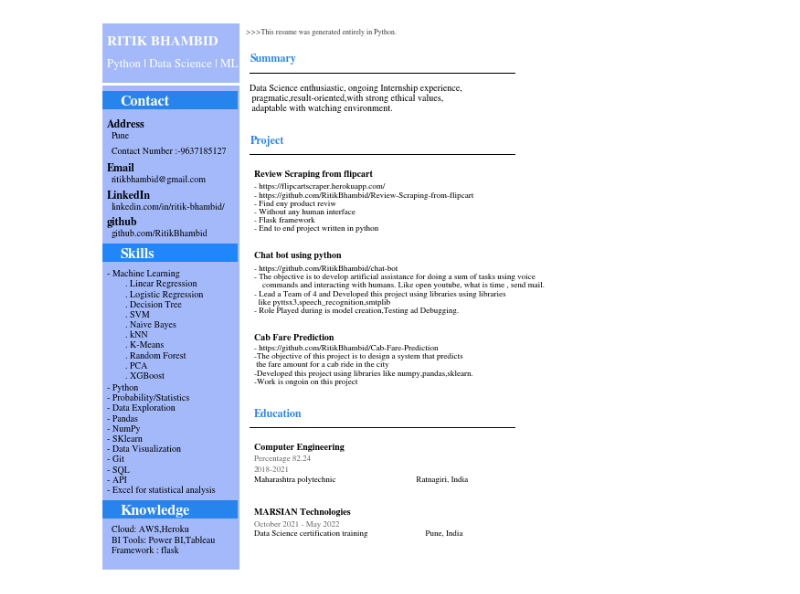
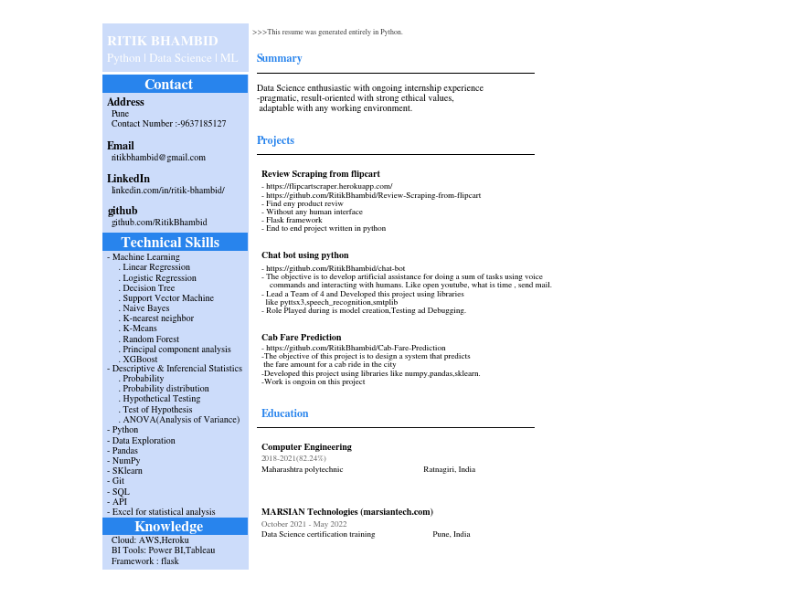
Before and after one commit to RitikBhambid/Resume, a Jupyter notebook: Final Resume.ipynb, the cells around one changed output. Saved outputs shown, nothing was run; the diff lists cells and outputs as text; code cells hidden in the pictures.

```diff
--- a/Final Resume.ipynb
+++ b/Final Resume.ipynb
@@ -17,38 +17,46 @@ knowledge_desc='Cloud: AWS,Heroku\nBI Tools: Power BI,Tableau\nFramework : flask
 
 SummaryHeader = 'Summary'
 summary_desk ="""
-Data Science enthusiastic, ongoing Internship experience,\n pragmatic,result-oriented,with strong ethical values,\n adaptable with watching environment."""
+Data Science enthusiastic with ongoing internship experience \n-pragmatic, result-oriented with strong ethical values,\n adaptable with any working environment."""
 
-ProjectHeader = 'Project'
+ProjectHeader = 'Projects'
 ProjectOneTitle = 'Review Scraping from flipcart'
 ProjectOneDesc ='- https://flipcartscraper.herokuapp.com/\n- https://github.com/RitikBhambid/Review-Scraping-from-flipcart\n- Find eny product reviw\n- Without any human interface\n- Flask framework\n- End to end project written in python'
 ProjectTwoTitle='Chat bot using python'
-ProjectTwoDesc ='- https://github.com/RitikBhambid/chat-bot\n- The objective is to develop artificial assistance for doing a sum of tasks using voice\n    commands and interacting with humans. Like open youtube, what is time , send mail.\n- Lead a Team of 4 and Developed this project using libraries using libraries\n  like pyttsx3,speech_recognition,smtplib\n- Role Played during is model creation,Testing ad Debugging.'
+ProjectTwoDesc ='- https://github.com/RitikBhambid/chat-bot\n- The objective is to develop artificial assistance for doing a sum of tasks using voice\n    commands and interacting with humans. Like open youtube, what is time , send mail.\n- Lead a Team of 4 and Developed this project using libraries\n  like pyttsx3,speech_recognition,smtplib\n- Role Played during is model creation,Testing ad Debugging.'
 ProjectThreeTitle = 'Cab Fare Prediction'
 ProjectThreeDesc = '- https://github.com/RitikBhambid/Cab-Fare-Prediction\n-The objective of this project is to design a system that predicts\n the fare amount for a cab ride in the city\n-Developed this project using libraries like numpy,pandas,sklearn.\n-Work is ongoin on this project'
 
 EduHeader = 'Education'
 EduOneTitle = 'Computer Engineering'
 EduOnePercentage = 'Percentage 82.24'
-EduOneTime = '2018-2021'
+EduOneTime = '2018-2021(82.24%)'
 EduOneDesc = 'Maharashtra polytechnic                                       Ratnagiri, India '
-EduTwoTitle = 'MARSIAN Technologies'
+EduTwoTitle = 'MARSIAN Technologies (marsiantech.com)'
 EduTwoTime = 'October 2021 - May 2022'
 EduTwoDesc = 'Data Science certification training                            Pune, India'
 
-SkillsHeader = 'Skills'
+SkillsHeader = 'Technical Skills'
 SkillsDesc ="""- Machine Learning
-        . Linear Regression
-        . Logistic Regression
-        . Decision Tree
-        . SVM
-        . Naive Bayes
-        . kNN
-        . K-Means
-        . Random Forest
-        . PCA
-        . XGBoost"""
-SkillsOneDesc = '- Python\n- Probability/Statistics\n- Data Exploration\n- Pandas\n- NumPy\n- SKlearn\n- Data Visualization\n- Git \n- SQL\n- API\n- Excel for statistical analysis '
+     . Linear Regression
+     . Logistic Regression
+     . Decision Tree
+     . Support Vector Machine
+     . Naive Bayes
+     . K-nearest neighbor
+     . K-Means
+     . Random Forest
+     . Principal component analysis
+     . XGBoost"""
+
+SkillsTwoDesc ="""- Descriptive & Inferencial Statistics
+     . Probability
+     . Probability distribution
+     . Hypothetical Testing
+     . Test of Hypothesis
+     . ANOVA(Analysis of Variance)"""
+
+SkillsOneDesc = '- Python\n- Data Exploration\n- Pandas\n- NumPy\n- SKlearn\n- Git \n- SQL\n- API\n- Excel for statistical analysis '
 ExtrasTitle = 'DataQuest\nData Scientist Path'
 ExtrasDesc = 'Learned popular data science\nlanguages, data cleaning and\nmanipulation, machine learning \nand statistical analysis'
 CodeTitle = 'View Portfolio'
@@ -60,64 +68,66 @@ import matplotlib.pyplot as plt
 # set font
 plt.rcParams['font.family'] = 'sans-serif'
 plt.rcParams['font.sans-serif'] = 'STIXGeneral'
-fig, ax = plt.subplots(figsize=(8.5, 11))
+fig, ax = plt.subplots(figsize=(8.9, 11))
 
 
 # Decorative Lines
 ax.axvline(x=.5, ymin=0, ymax=1, color='green',alpha=0.0,  linewidth=50)
-plt.axvline(x=.0, color='#4974f5',alpha=0.5,  linewidth=300)
-plt.axhline(y=.89, xmin=0, xmax=1, color='#ffffff', linewidth=3)
-plt.axhline(y=.86, xmin=0.0, xmax=0.29, color='#2884ed', linewidth=20)
-plt.axhline(y=.58, xmin=0.0, xmax=0.29, color='#2086fa', linewidth=20)
-plt.axhline(y=.11, xmin=0.0, xmax=0.29, color='#2884ed', linewidth=20)
+plt.axvline(x=.0, color='#9abaf5',alpha=0.5,  linewidth=320)
+plt.axhline(y=.91, xmin=0, xmax=1, color='#ffffff', linewidth=3)
+plt.axhline(y=.89, xmin=0.0, xmax=0.3, color='#2884ed', linewidth=20)
+plt.axhline(y=.60, xmin=0.0, xmax=0.3, color='#2884ed', linewidth=20)
+plt.axhline(y=.08, xmin=0.0, xmax=0.3, color='#2884ed', linewidth=19)
 plt.axhline(y=.91, xmin=0.34, xmax=.95, color='black', linewidth=1) #horizontal line
 plt.axhline(y=.76, xmin=0.34, xmax=.95, color='black', linewidth=1) #horizontal line
 plt.axhline(y=.26, xmin=0.34, xmax=.95, color='black', linewidth=1) #horizontal line
 
 
 # set background color
 ax.set_facecolor('white')
 
 
 # add text
 plt.annotate(Header, (.33,.98), weight='regular', fontsize=8, alpha=.75)
 plt.annotate(Name, (.01,.960), weight='bold', fontsize=15,color='white')
-plt.annotate(Title, (.01,.92), weight='regular', fontsize=13, color='white')
-plt.annotate(Contact_header, (.04,.85), weight='bold', fontsize=16, color='#ffffff')
-plt.annotate("Address", (.01,.81), weight='bold', fontsize=12, color='black')
-plt.annotate(Contact_desc, (.020,.79), weight='regular', fontsize=10, color='black')
-plt.annotate(Contact_num, (.020,.76), weight='regular', fontsize=10, color='black')
-plt.annotate(Contact_desc_Mail_head, (.01,.73), weight='bold', fontsize=12, color='black')
-plt.annotate(Contact_desc_linkdin_head, (.01,.68), weight='bold', fontsize=12, color='black')
-plt.annotate(Contact_desc_github_head, (.01,.63), weight='bold', fontsize=12, color='black')
-plt.annotate(Contact_desc_Mail, (.020,.71), weight='regular', fontsize=10, color='black')
-plt.annotate(Contact_desc_linkdin, (.020,.66), weight='regular', fontsize=10, color='black')
-plt.annotate(Contact_desc_github, (.020,.61), weight='regular', fontsize=10, color='black')
-plt.annotate(knowledge, (.04,.1), weight='bold', fontsize=16, color='#ffffff')
-plt.annotate(knowledge_desc, (.020,.03), weight='regular', fontsize=10, color='black')
-plt.annotate(SkillsHeader, (.04,.57), weight='bold', fontsize=16, color='#ffffff')
-plt.annotate(SkillsOneDesc, (.01,.14), weight='regular', fontsize=10, color='black')
-plt.annotate(SkillsDesc, (.01,.35), weight='regular', fontsize=10, color='black')
+plt.annotate(Title, (.01,.93), weight='regular', fontsize=13, color='white')
+plt.annotate(Contact_header, (.09,.88), weight='bold', fontsize=16, color='#ffffff')
+plt.annotate("Address", (.01,.85), weight='bold', fontsize=12, color='black')
+plt.annotate(Contact_desc, (.020,.83), weight='regular', fontsize=10, color='black')
+plt.annotate(Contact_num, (.020,.81), weight='regular', fontsize=10, color='black')
+plt.annotate(Contact_desc_Mail_head, (.01,.77), weight='bold', fontsize=12, color='black')
+plt.annotate(Contact_desc_linkdin_head, (.01,.71), weight='bold', fontsize=12, color='black')
+plt.annotate(Contact_desc_github_head, (.01,.65), weight='bold', fontsize=12, color='black')
+plt.annotate(Contact_desc_Mail, (.020,.75), weight='regular', fontsize=10, color='black')
+plt.annotate(Contact_desc_linkdin, (.020,.69), weight='regular', fontsize=10, color='black')
+plt.annotate(Contact_desc_github, (.020,.63), weight='regular', fontsize=10, color='black')
+plt.annotate(knowledge, (.07,.07), weight='bold', fontsize=16, color='#ffffff')
+plt.annotate(knowledge_desc, (.020,.01), weight='regular', fontsize=10, color='black')
+plt.annotate(SkillsHeader, (.04,.59), weight='bold', fontsize=16, color='#ffffff')
+plt.annotate(SkillsOneDesc, (.01,.10), weight='regular', fontsize=10, color='black')
+plt.annotate(SkillsDesc, (.01,.38), weight='regular', fontsize=10, color='black')
 plt.annotate(SummaryHeader, (.34,.93), weight='bold', fontsize=12, color='#2884ed')
 plt.annotate(summary_desk, (.34,.84), weight='regular', fontsize=10)
 plt.annotate(ProjectHeader, (.34,.78), weight='bold', fontsize=12, color='#2884ed')
 plt.annotate(ProjectOneTitle, (.35,.72), weight='bold', fontsize=10)
 plt.annotate(ProjectOneDesc, (.35,.62), weight='regular', fontsize=9)
 plt.annotate(ProjectTwoTitle, (.35,.57), weight='bold', fontsize=10)
 plt.annotate(ProjectTwoDesc, (.35,.47), weight='regular', fontsize=9)
 plt.annotate(ProjectThreeTitle, (.35,.42), weight='bold', fontsize=10)
 plt.annotate(ProjectThreeDesc, (.35,.34), weight='regular', fontsize=9)
 plt.annotate(EduHeader, (.35,.28), weight='bold', fontsize=12, color='#2884ed')
 plt.annotate(EduOneTitle, (.35,.22), weight='bold', fontsize=10)
-plt.annotate(EduOneTime, (.35,.18), weight='regular', fontsize=9, alpha=.6)
-plt.annotate(EduOnePercentage, (.35,.2), weight='regular', fontsize=9, alpha=.6)
-plt.annotate(EduOneDesc, (.35,.16), weight='regular', fontsize=9)
+plt.annotate(EduOneTime, (.35,.2), weight='regular', fontsize=9, alpha=.6)
+plt.annotate(SkillsTwoDesc, (.01,.27), weight='regular', fontsize=10, color='black')
+
+plt.annotate(EduOneDesc, (.35,.18), weight='regular', fontsize=9)
 plt.annotate(EduTwoTitle, (.35,.1), weight='bold', fontsize=10)
 plt.annotate(EduTwoTime, (.35,.079), weight='regular', fontsize=9, alpha=.6)
-plt.annotate(EduTwoDesc, (.35,.062), weight='regular', fontsize=9)
+plt.annotate(EduTwoDesc, (.35,.061), weight='regular', fontsize=9)
 
 # remove axes
 plt.axis('off')
-plt.savefig('Final_Resume.pdf', dpi=300, bbox_inches='tight')
+
+plt.savefig('Ritik_Bhambid.pdf', dpi=300, bbox_inches='tight')
 # %% [output]
-[figure, old version]
+[figure, new version]
```
Also changed, not shown: 2 other files.
